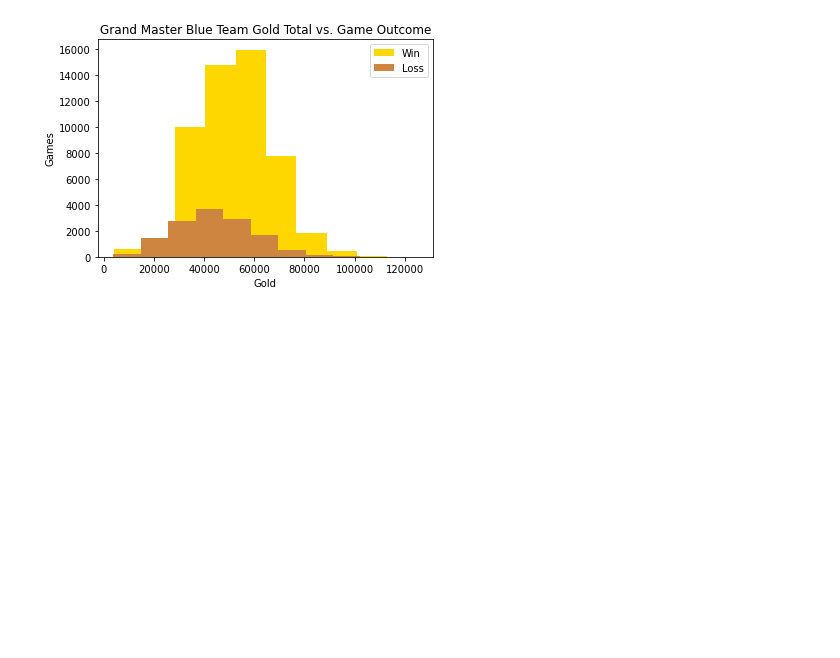
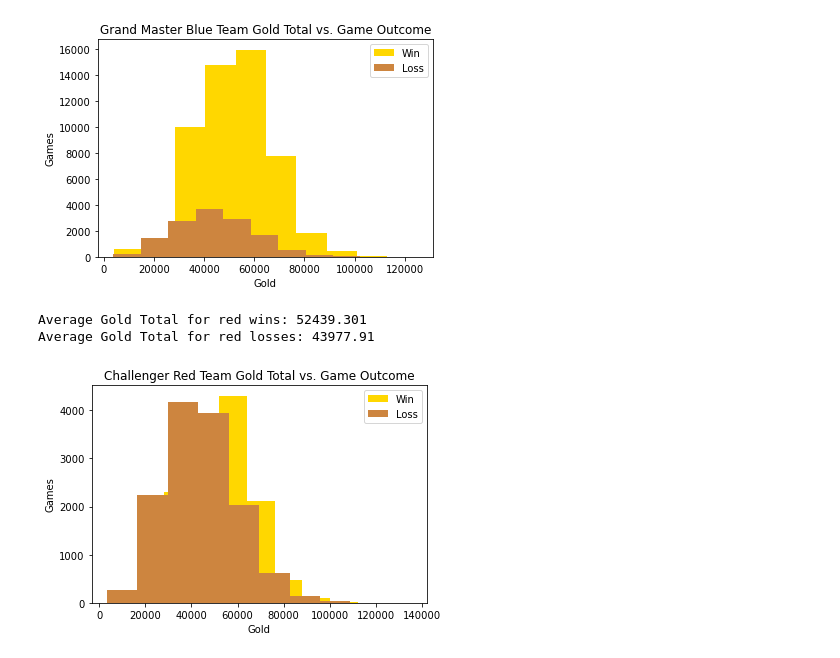
Before and after one commit to josephchancey/riot-lol-match-trends, a Jupyter notebook: Notebooks/LoL Trend Analysis.ipynb, the cells around one changed output. Cells and saved outputs as stored; diff of their text form; code cells hidden in the pictures; blank space fills up the shorter version.

```diff
--- a/Notebooks/LoL Trend Analysis.ipynb
+++ b/Notebooks/LoL Trend Analysis.ipynb
@@ -707,3 +736,21 @@ plt.show()
 Average Gold Total for blue wins: 51832.148
 Average Gold Total for blue losses: 43889.688
 [figure]
+# %%
+# Histogram on Red Total Gold for Wins Against Losses- Grand Master
+
+plt.hist(ch_redwins_df.redTotalGold, label="Win", color='gold')
+plt.hist(ch_redloss_df.redTotalGold, label="Loss", color='peru')
+
+plt.legend(loc="upper right")
+print(f"Average Gold Total for red wins: {round(ch_redwins_df['redTotalGold'].mean(), 3)}")
+print(f"Average Gold Total for red losses: {round(ch_redloss_df['redTotalGold'].mean(), 3)}")
+plt.xlabel('Gold')
+plt.ylabel('Games')
+plt.title('Challenger Red Team Gold Total vs. Game Outcome')
+plt.savefig('../Images/challenger_red_gold_outcome.png')
+plt.show()
+# %% [output]
+Average Gold Total for red wins: 52439.301
+Average Gold Total for red losses: 43977.91
+[figure, added]
```
Also changed, not shown: parts of 4 cells of this notebook.
